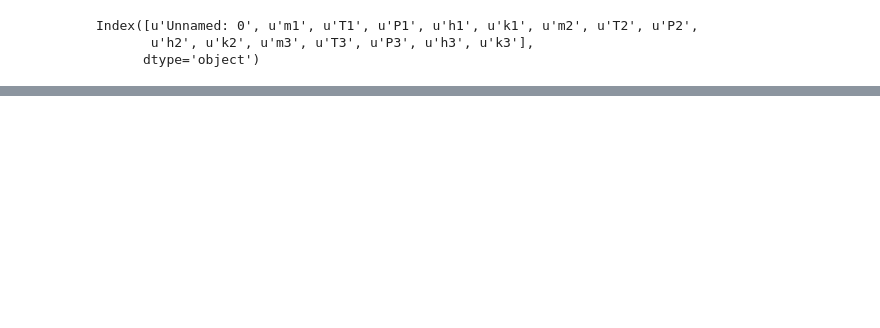
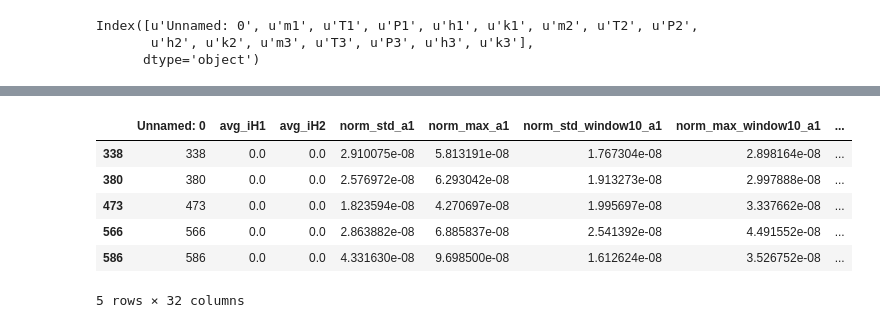
Before and after one commit to afcarl/stability_predict, a Jupyter notebook: analyzesystem.ipynb, the cells around one changed output, grey strips where cells are left out. Saved outputs shown, nothing was run; the diff lists cells and outputs as text; code cells hidden in the pictures; blank space fills up the shorter version.

```diff
--- a/analyzesystem.ipynb
+++ b/analyzesystem.ipynb
@@ -103,0 +72,10 @@ results.to_csv("systems/%s_results.csv"%system)
+# %%
+r1.tail()
+# %% [output]
+|  | Unnamed: 0 | avg_iH1 | avg_iH2 | norm_std_a1 | norm_max_a1 | norm_std_window10_a1 | norm_max_window10_a1 | ... |
+| 338 | 338 | 0.0 | 0.0 | 2.910075e-08 | 5.813191e-08 | 1.767304e-08 | 2.898164e-08 | ... |
+| 380 | 380 | 0.0 | 0.0 | 2.576972e-08 | 6.293042e-08 | 1.913273e-08 | 2.997888e-08 | ... |
+| 473 | 473 | 0.0 | 0.0 | 1.823594e-08 | 4.270697e-08 | 1.995697e-08 | 3.337662e-08 | ... |
+| 566 | 566 | 0.0 | 0.0 | 2.863882e-08 | 6.885837e-08 | 2.541392e-08 | 4.491552e-08 | ... |
+| 586 | 586 | 0.0 | 0.0 | 4.331630e-08 | 9.698500e-08 | 1.612624e-08 | 3.526752e-08 | ... |
+5 rows × 32 columns
```
Also changed, not shown: parts of 21 cells of this notebook, 1 other file.
